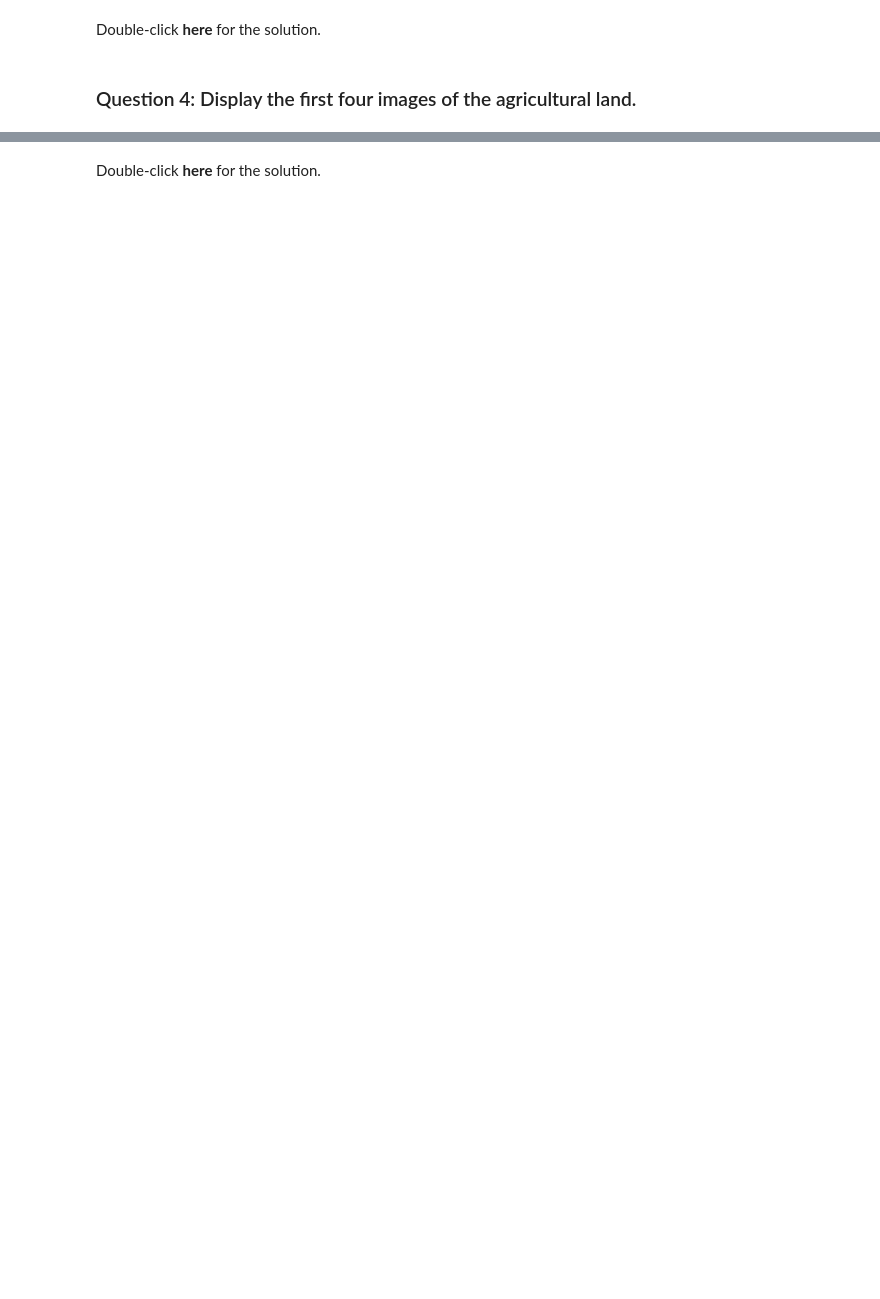
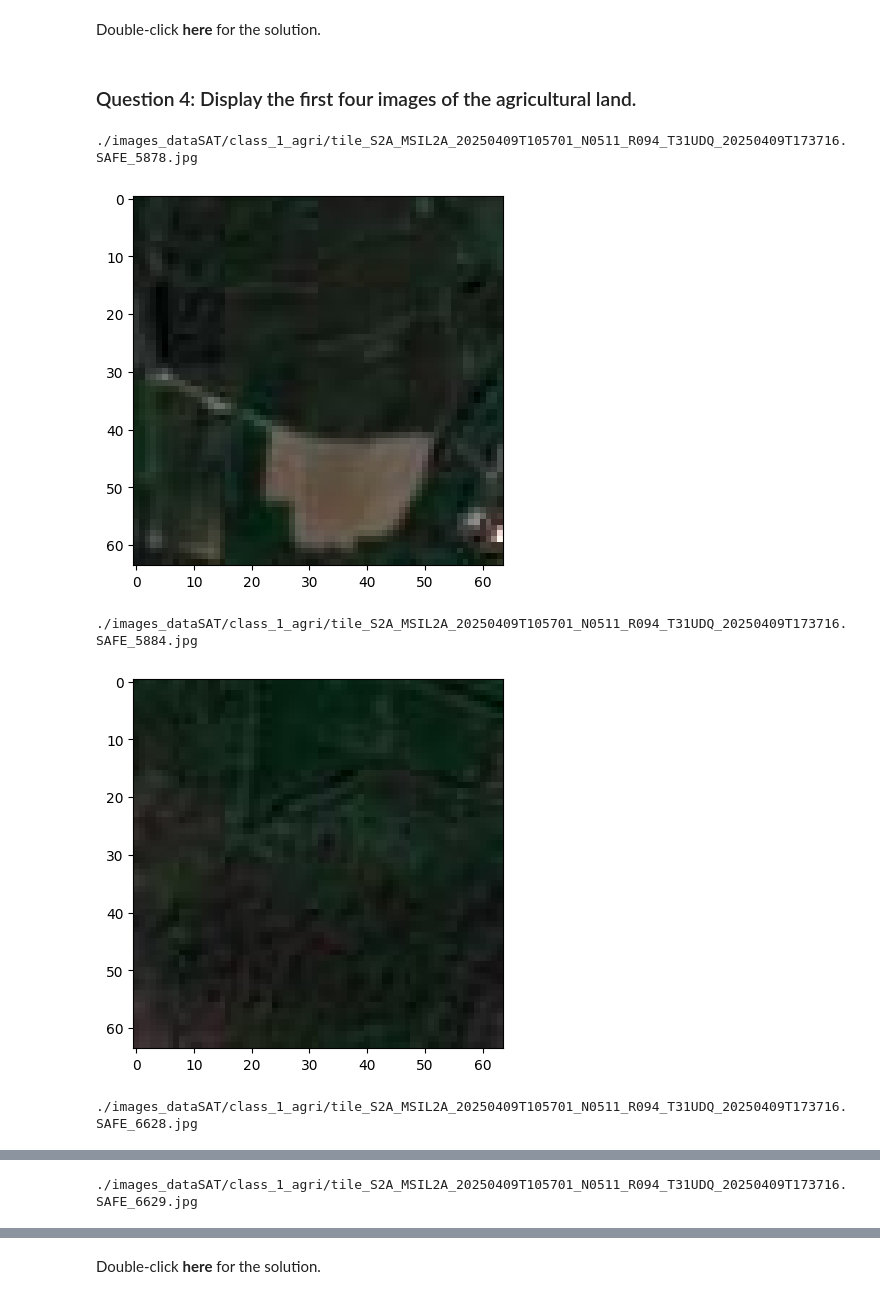
Before and after one commit to MrkPnn/AI-Engineer, a Jupyter notebook: satellite-image-classification/AI-capstone-M1L1-v1.ipynb, the cells around one changed output, grey strips where cells are left out. Saved outputs shown, nothing was run; the diff lists cells and outputs as text; code cells hidden in the pictures; blank space fills up the shorter version.

```diff
--- a/satellite-image-classification/AI-capstone-M1L1-v1.ipynb
+++ b/satellite-image-classification/AI-capstone-M1L1-v1.ipynb
@@ -247,6 +319,10 @@ for image_path in non_agri_images[:n_images]:
 Save the paths to all the images in the `dir_agri` directory in a list called **agri_images_paths**. Make sure you sort the paths at the end.
 # %%
 ## Type your answer here
+agri_images_paths = []
+for image in os.listdir(dir_agri):
+	agri_images_paths.append(os.path.join(dir_agri, image))
+agri_images_paths.sort()
 # %% [markdown]
 Double-click **here** for the solution.
 <!--
@@ -269,3 +348,15 @@ print(len(agri_images_paths))
 ### Question 4: Display the first four images of the agricultural land.
 # %%
 ## You can use this cell to type the code to answer the question.
+n_images = 4
+for image_path in agri_images_paths[:n_images]:
+    print(image_path)
+    image_data = Image.open(image_path)
+    plt.imshow(image_data)
+    plt.show()
+# %% [output]
+./images_dataSAT/class_1_agri/tile_S2A_MSIL2A_20250409T105701_N0511_R094_T31UDQ_20250409T173716.SAFE_5878.jpg
+[figure, added]
+./images_dataSAT/class_1_agri/tile_S2A_MSIL2A_20250409T105701_N0511_R094_T31UDQ_20250409T173716.SAFE_5884.jpg
+[figure, added]
+./images_dataSAT/class_1_agri/tile_S2A_MSIL2A_20250409T105701_N0511_R094_T31UDQ_20250409T173716.SAFE_6628.jpg
@@ -271,0 +364 @@ print(len(agri_images_paths))
+./images_dataSAT/class_1_agri/tile_S2A_MSIL2A_20250409T105701_N0511_R094_T31UDQ_20250409T173716.SAFE_6629.jpg
```
Also changed, not shown: parts of 15 cells of this notebook.
